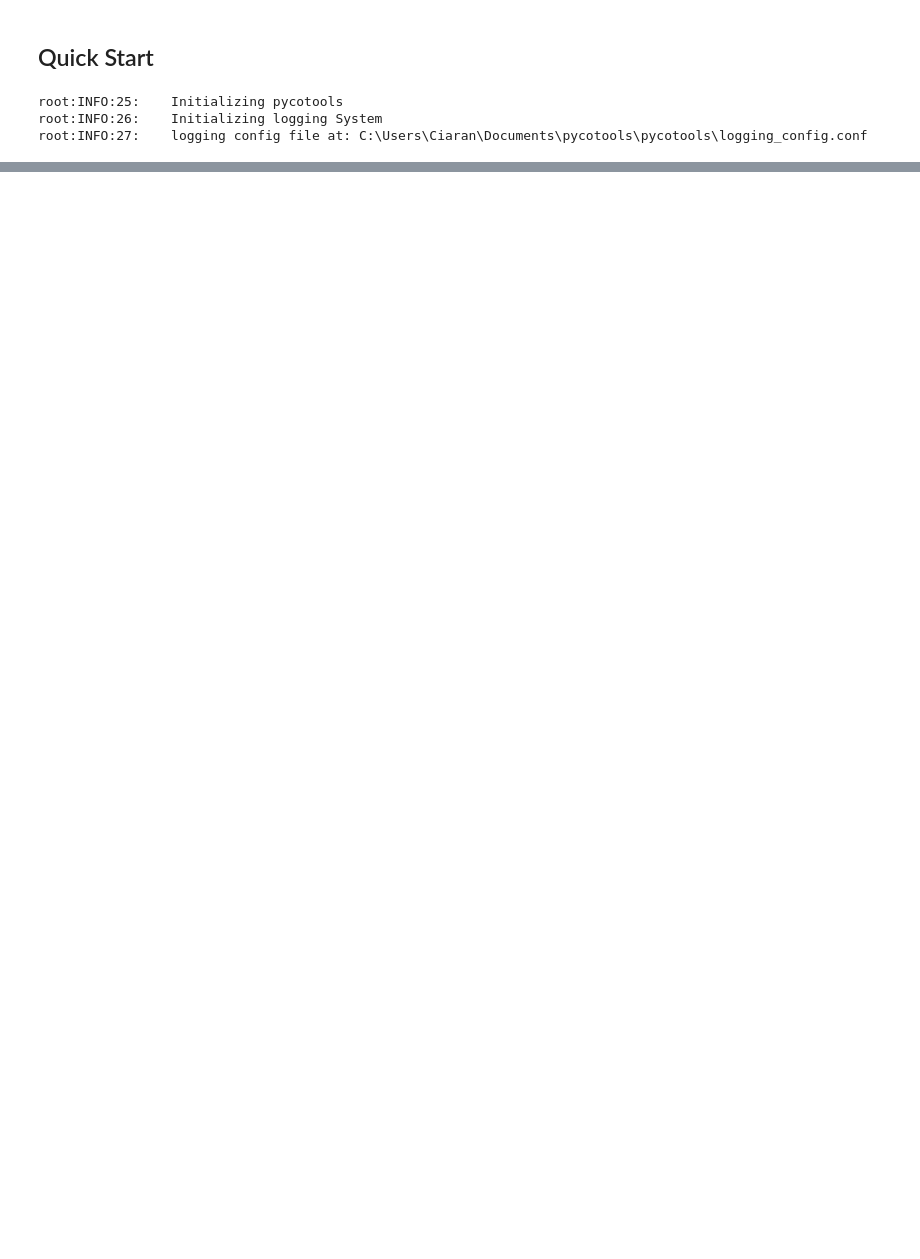
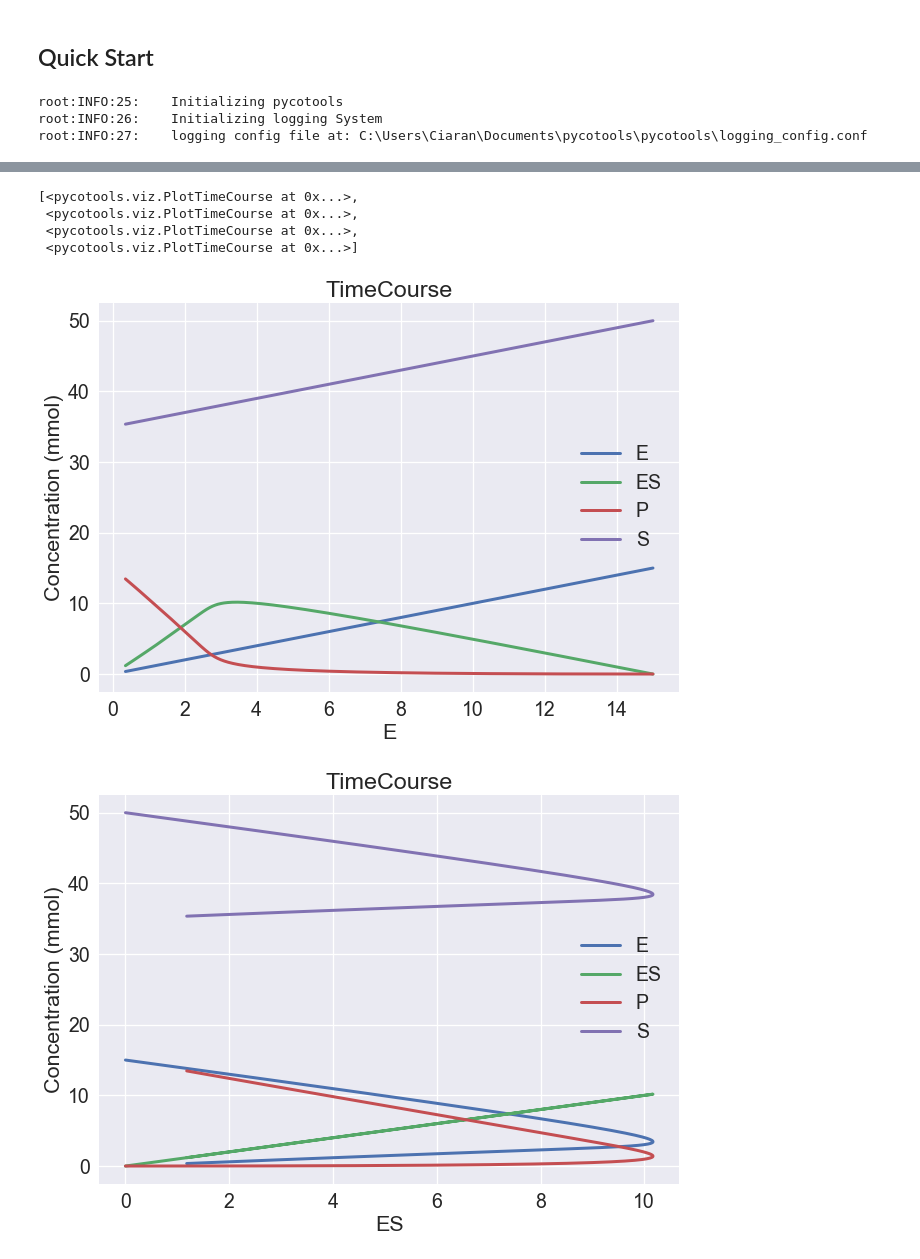
Before and after one commit to CiaranWelsh/pycotools3, a Jupyter notebook: docs/source/QuickStart.ipynb, the cells around one changed output, grey strips where cells are left out. Cells and saved outputs as stored; diff of their text form; code cells hidden in the pictures; blank space fills up the shorter version.

```diff
--- a/docs/source/QuickStart.ipynb
+++ b/docs/source/QuickStart.ipynb
@@ -189,0 +62,10 @@ pycotools.viz:INFO:1350:    Plotting "Mek1-PP"
+# %%
+metabolite_names = [i.name for i in michaelis_menten.metabolites]
+[viz.PlotTimeCourse(TC, x=i, separate=False) for i in metabolite_names]
+# %% [output]
+[<pycotools.viz.PlotTimeCourse at 0x...>,
+ <pycotools.viz.PlotTimeCourse at 0x...>,
+ <pycotools.viz.PlotTimeCourse at 0x...>,
+ <pycotools.viz.PlotTimeCourse at 0x...>]
+[figure, added]
+[figure, added]
```
Also changed, not shown: parts of 49 cells of this notebook, 7 other files.
